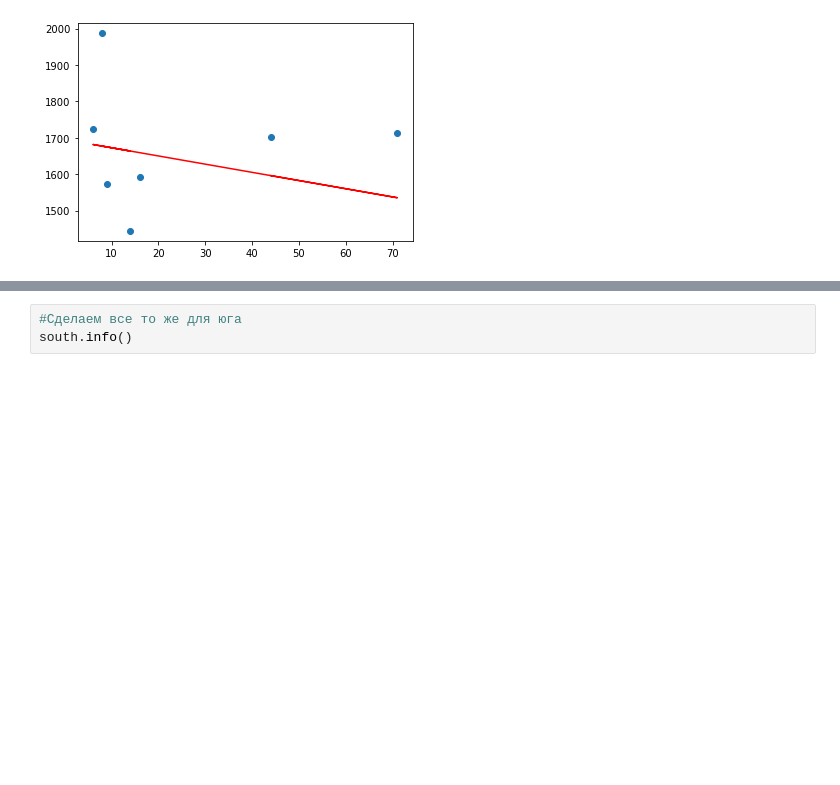
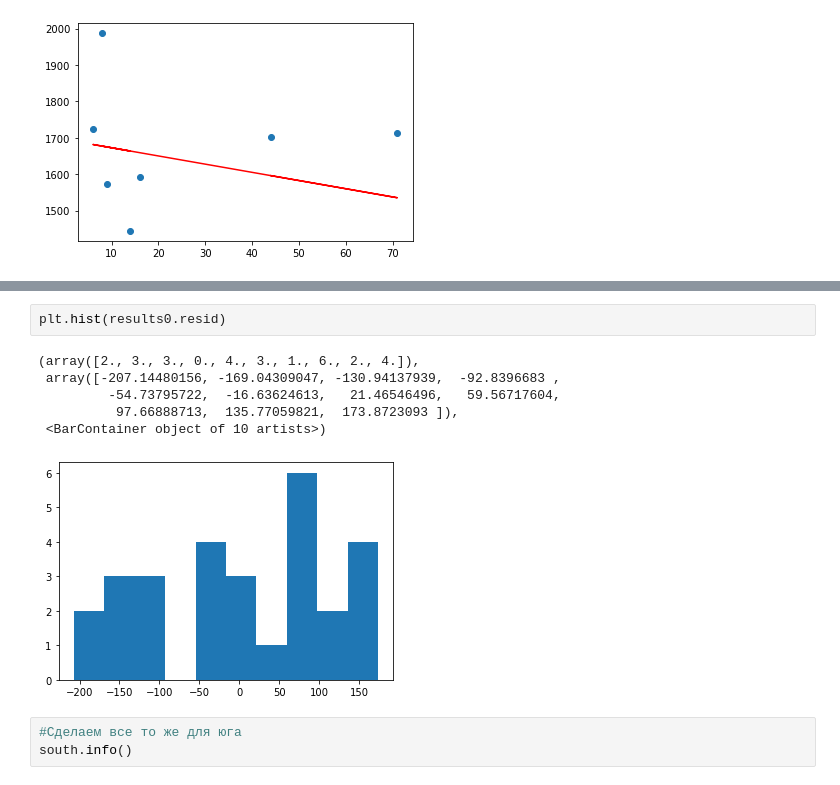
Before and after one commit to igorzhidkov/DS29, a Jupyter notebook: HW_corr_reg.ipynb, the cells around one changed output, grey strips where cells are left out. Saved outputs shown, nothing was run; the diff lists cells and outputs as text; blank space fills up the shorter version.

```diff
--- a/HW_corr_reg.ipynb
+++ b/HW_corr_reg.ipynb
@@ -209,3 +255,12 @@ plt.plot(X1_test, y1_pred, c='r')
+# %%
+plt.hist(results0.resid)
+# %% [output]
+(array([2., 3., 3., 0., 4., 3., 1., 6., 2., 4.]),
+ array([-207.14480156, -169.04309047, -130.94137939,  -92.8396683 ,
+         -54.73795722,  -16.63624613,   21.46546496,   59.56717604,
+          97.66888713,  135.77059821,  173.8723093 ]),
+ <BarContainer object of 10 artists>)
+[figure, added]
 # %%
 #Cделаем все то же для юга
 south.info()
```
Also changed, not shown: parts of 8 cells of this notebook.
